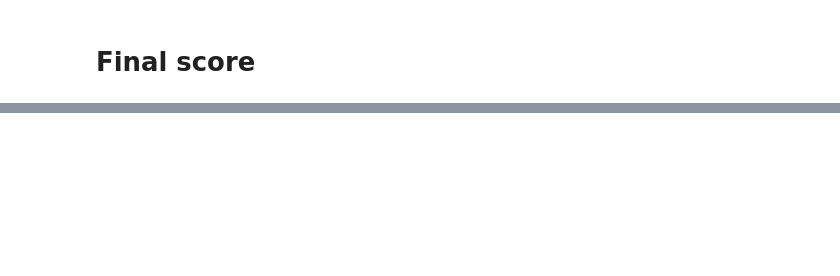
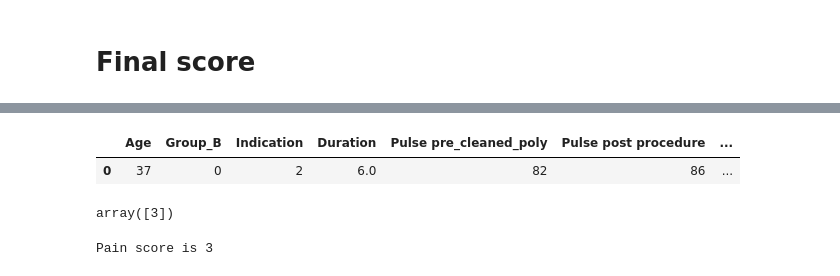
Before and after one commit to welcomesayali/Datascience, a Jupyter notebook: case_study_4_effect_of_drug/analysis/Effect_of_drug_on_pain_modelled.ipynb, the cells around one changed output, grey strips where cells are left out. Drawn from its saved outputs; the diff is of its cells as text; code cells hidden in the pictures; blank space fills up the shorter version.

```diff
--- a/case_study_4_effect_of_drug/analysis/Effect_of_drug_on_pain_modelled.ipynb
+++ b/case_study_4_effect_of_drug/analysis/Effect_of_drug_on_pain_modelled.ipynb
@@ -738 +738,46 @@ final_data
 | 3 | RF | 0.806452 |
+# %%
+import pandas as pd
+df = pd.DataFrame({
+    'Age':37,
+    'Group_B':0,
+    'Indication':2,
+    'Duration':6.0,
+    'Pulse pre_cleaned_poly':82,
+    'Pulse post procedure':86,
+    'Sys BP pre procedure':140,
+    'Sys BP Post procedure':145,
+    'Performed by_RESIDENT':1,
+},index=[0])
+# %%
+df
+# %% [output]
+|  | Age | Group_B | Indication | Duration | Pulse pre_cleaned_poly | Pulse post procedure | ... |
+| 0 | 37 | 0 | 2 | 6.0 | 82 | 86 | ... |
+# %%
+rf.predict(df)
+# %% [output]
+array([3])
+# %%
+#display
+result = rf.predict(df)
+if result==0:
+  print("Pain score is 0")
+elif result==1:
+  print("Pain score is 1")
+elif result==2:
+  print("Pain score is 2")
+elif result==3:
+  print("Pain score is 3")
+elif result==4:
+  print("Pain score is 4")
+elif result==5:
+  print("Pain score is 5")
+elif result==6:
+  print("Pain score is 6")
+elif result==7:
+  print("Pain score is 7")
+else:
+  print("Invalid")
+# %% [output]
+Pain score is 3
```
Also changed, not shown: parts of 14 cells of this notebook, 1 other file.
